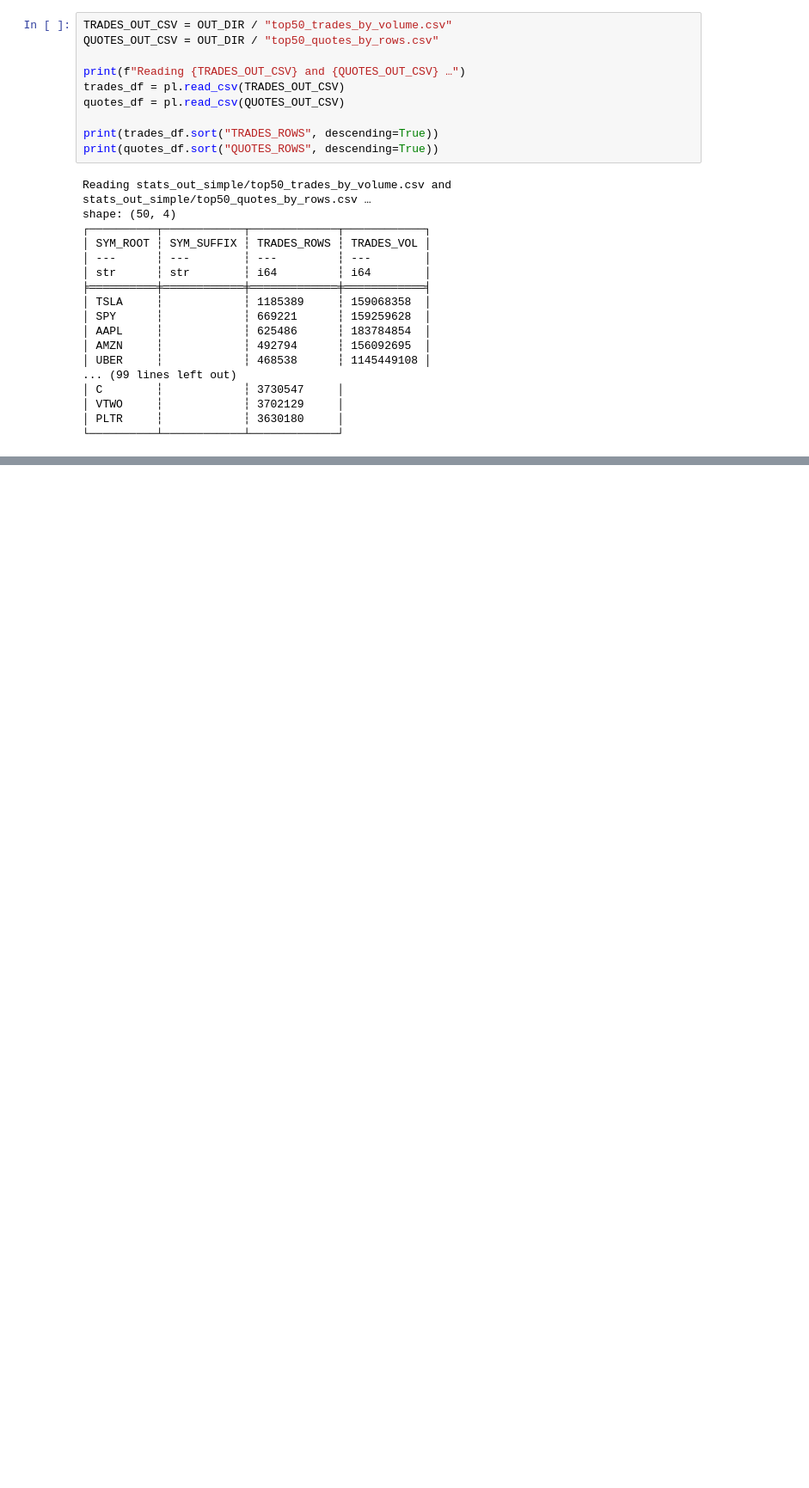
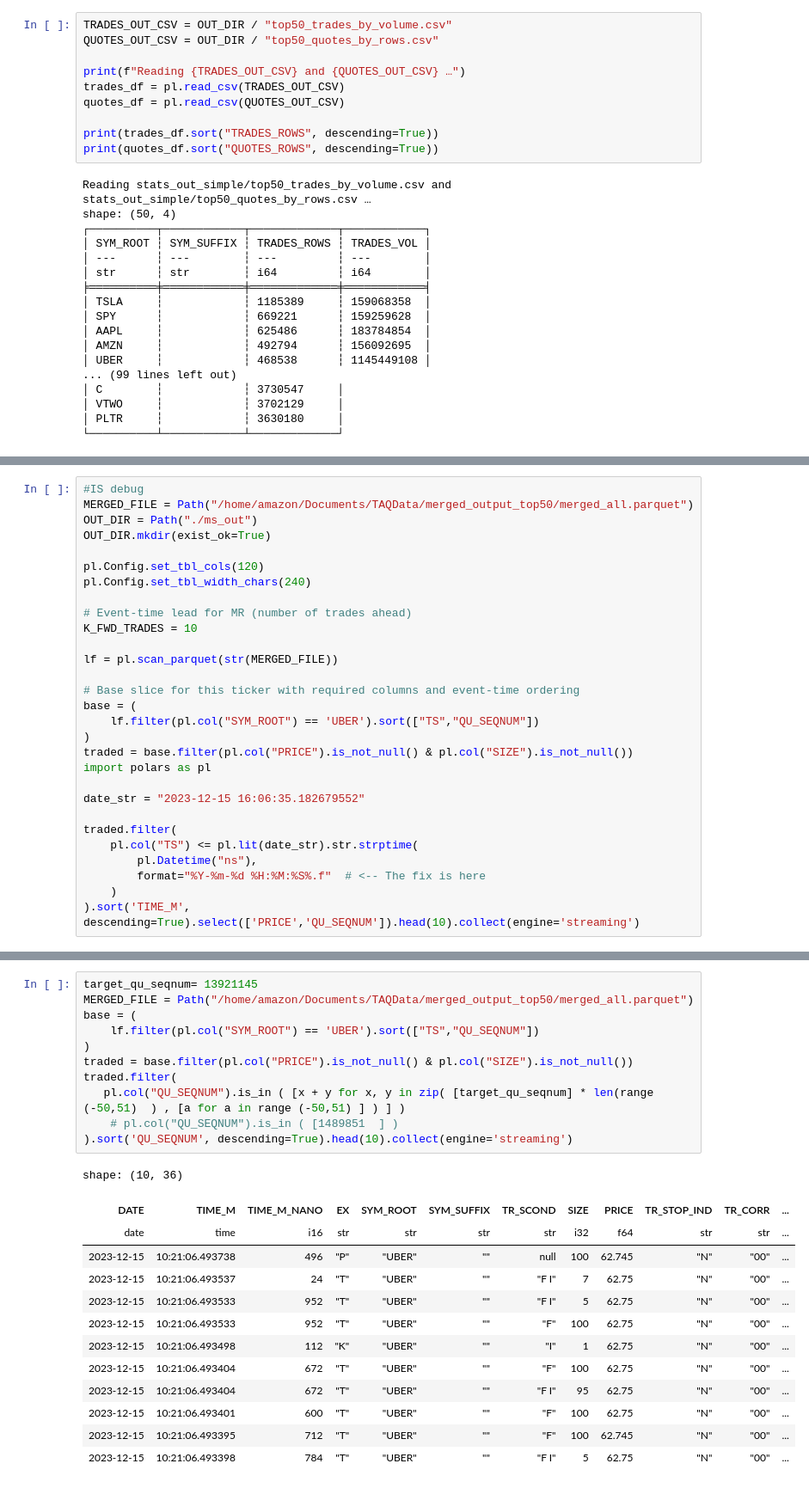
Before and after one commit to abhinavarorags/WithAmitG, a Jupyter notebook: TAQCode/exploration.ipynb, the cells around one changed output, grey strips where cells are left out. Shown: that part at 86% size. Saved outputs shown, nothing was run; the diff lists cells and outputs as text; blank space fills up the shorter version.

```diff
--- a/TAQCode/exploration.ipynb
+++ b/TAQCode/exploration.ipynb
@@ -400,0 +448,29 @@ shape: (3, 19)
+# %%
+#IS debug
+MERGED_FILE = Path("/home/amazon/Documents/TAQData/merged_output_top50/merged_all.parquet")
+OUT_DIR = Path("./ms_out")
+OUT_DIR.mkdir(exist_ok=True)
+
+pl.Config.set_tbl_cols(120)
+pl.Config.set_tbl_width_chars(240)
+
+# Event-time lead for MR (number of trades ahead)
+K_FWD_TRADES = 10
+
+lf = pl.scan_parquet(str(MERGED_FILE))
+
+# Base slice for this ticker with required columns and event-time ordering
+base = (
+    lf.filter(pl.col("SYM_ROOT") == 'UBER').sort(["TS","QU_SEQNUM"])
+)
+traded = base.filter(pl.col("PRICE").is_not_null() & pl.col("SIZE").is_not_null())
+import polars as pl
+
+date_str = "2023-12-15 16:06:35.182679552"
+
+traded.filter(
+    pl.col("TS") <= pl.lit(date_str).str.strptime(
+        pl.Datetime("ns"),
+        format="%Y-%m-%d %H:%M:%S%.f"  # <-- The fix is here
+    )
+).sort('TIME_M', descending=True).select(['PRICE','QU_SEQNUM']).head(10).collect(engine='streaming')
@@ -400,0 +546,25 @@ shape: (3, 19)
+# %%
+target_qu_seqnum= 13921145
+MERGED_FILE = Path("/home/amazon/Documents/TAQData/merged_output_top50/merged_all.parquet")
+base = (
+    lf.filter(pl.col("SYM_ROOT") == 'UBER').sort(["TS","QU_SEQNUM"])
+)
+traded = base.filter(pl.col("PRICE").is_not_null() & pl.col("SIZE").is_not_null())
+traded.filter(
+   pl.col("QU_SEQNUM").is_in ( [x + y for x, y in zip( [target_qu_seqnum] * len(range (-50,51)  ) , [a for a in range (-50,51) ] ) ] )
+    # pl.col("QU_SEQNUM").is_in ( [1489851  ] )
+).sort('QU_SEQNUM', descending=True).head(10).collect(engine='streaming')
+# %% [output]
+shape: (10, 36)
+| DATE | TIME_M | TIME_M_NANO | EX | SYM_ROOT | SYM_SUFFIX | TR_SCOND | SIZE | PRICE | TR_STOP_IND | TR_CORR | ... |
+| date | time | i16 | str | str | str | str | i32 | f64 | str | str | ... |
+| 2023-12-15 | 10:21:06.493738 | 496 | "P" | "UBER" | "" | null | 100 | 62.745 | "N" | "00" | ... |
+| 2023-12-15 | 10:21:06.493537 | 24 | "T" | "UBER" | "" | "F I" | 7 | 62.75 | "N" | "00" | ... |
+| 2023-12-15 | 10:21:06.493533 | 952 | "T" | "UBER" | "" | "F I" | 5 | 62.75 | "N" | "00" | ... |
+| 2023-12-15 | 10:21:06.493533 | 952 | "T" | "UBER" | "" | "F" | 100 | 62.75 | "N" | "00" | ... |
+| 2023-12-15 | 10:21:06.493498 | 112 | "K" | "UBER" | "" | "I" | 1 | 62.75 | "N" | "00" | ... |
+| 2023-12-15 | 10:21:06.493404 | 672 | "T" | "UBER" | "" | "F" | 100 | 62.75 | "N" | "00" | ... |
+| 2023-12-15 | 10:21:06.493404 | 672 | "T" | "UBER" | "" | "F I" | 95 | 62.75 | "N" | "00" | ... |
+| 2023-12-15 | 10:21:06.493401 | 600 | "T" | "UBER" | "" | "F" | 100 | 62.75 | "N" | "00" | ... |
+| 2023-12-15 | 10:21:06.493395 | 712 | "T" | "UBER" | "" | "F" | 100 | 62.745 | "N" | "00" | ... |
+| 2023-12-15 | 10:21:06.493398 | 784 | "T" | "UBER" | "" | "F I" | 5 | 62.75 | "N" | "00" | ... |
```
Also changed, not shown: parts of 24 cells of this notebook, 5 other files.
